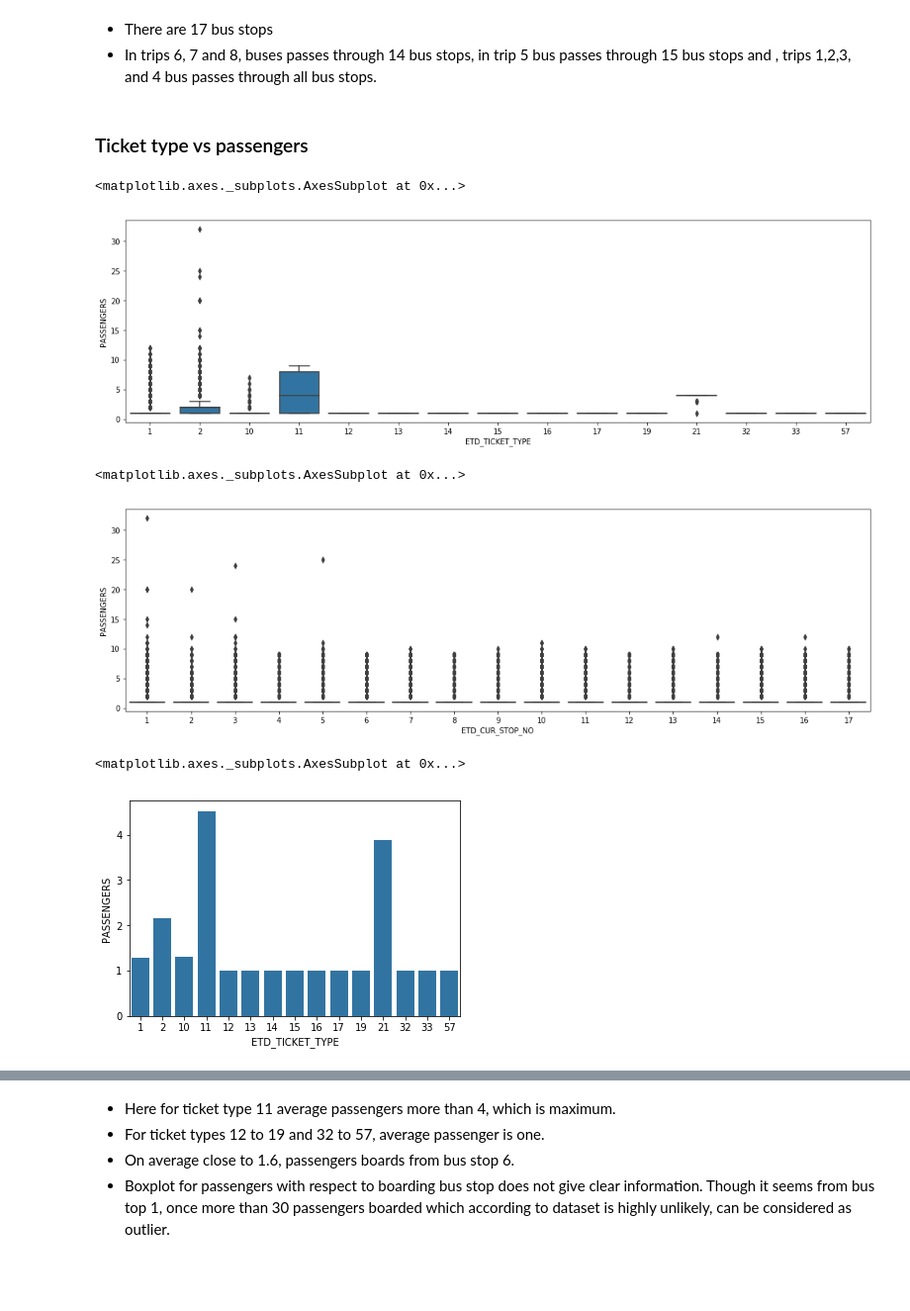
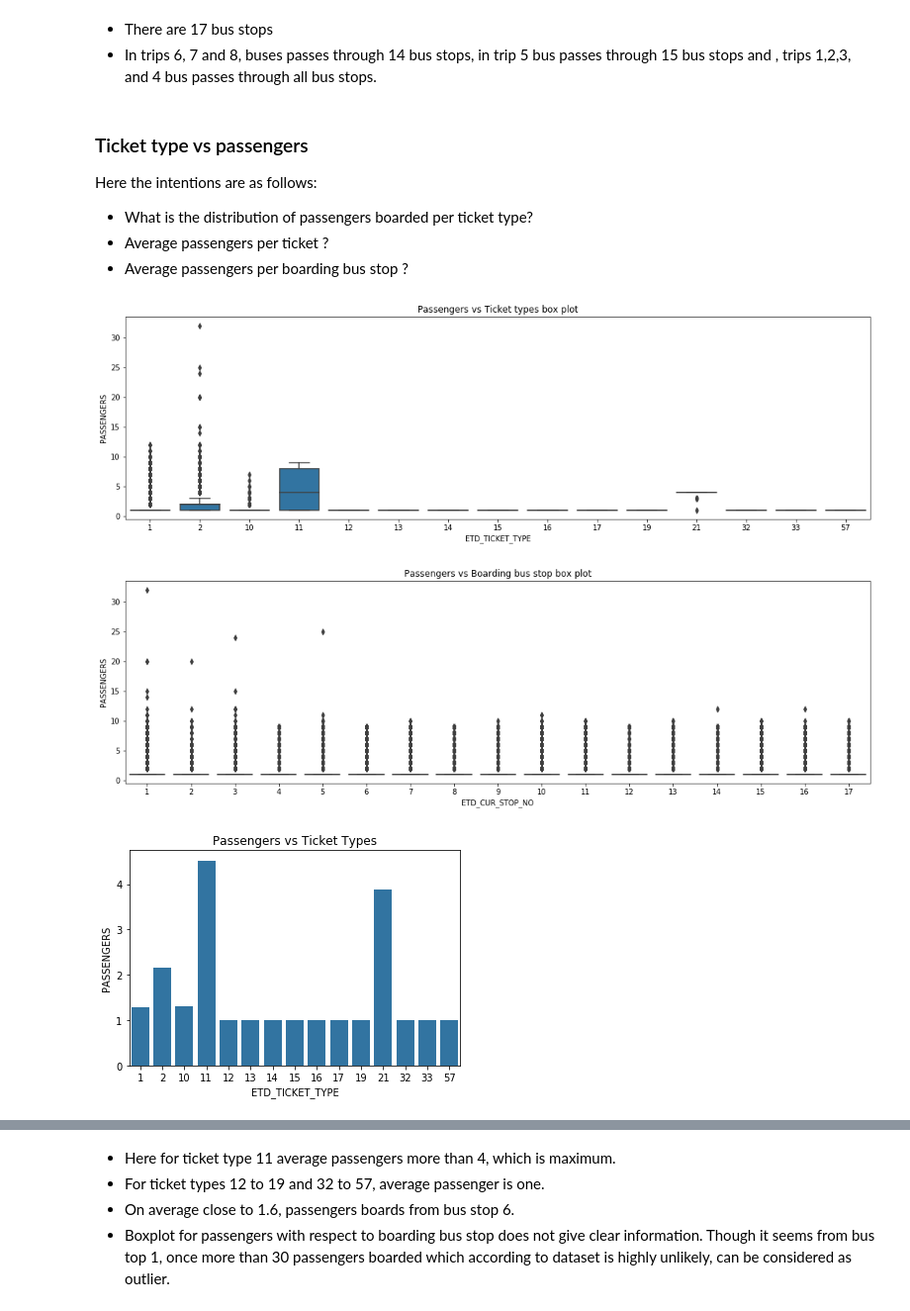
Before and after one commit to vaibhavmaurya/BusAndTicketsOptimization, a Jupyter notebook: notebooks/Data_Wrangling.ipynb, the cells around one changed output, grey strips where cells are left out. Shown at 99% size. Drawn from its saved outputs; the diff is of its cells as text; code cells hidden in the pictures; blank space fills up the shorter version.

```diff
--- a/notebooks/Data_Wrangling.ipynb
+++ b/notebooks/Data_Wrangling.ipynb
@@ -495,28 +510,32 @@ Text(0.5,0,'Trips')
 # %% [markdown]
 - There are 17 bus stops
 - In trips 6, 7 and 8, buses passes through 14 bus stops, in trip 5 bus passes through 15 bus stops and , trips 1,2,3, and 4 bus passes through all bus stops.
-# %% [markdown]
-### Ticket type vs passengers
+# %% [markdown]
+### Ticket type vs passengers
+Here the intentions are as follows:
+- What is the distribution of passengers boarded per ticket type?
+- Average passengers per ticket ?
+- Average passengers per boarding bus stop ?
 # %%
 plt.figure(figsize=[18, 5])
 sb.boxplot(data = df, x = 'ETD_TICKET_TYPE', y = 'PASSENGERS',
                color = default_color)
+plt.title("Passengers vs Ticket types box plot");
 # %% [output]
-<matplotlib.axes._subplots.AxesSubplot at 0x...>
-[figure, old version]
+[figure, new version]
 # %%
 plt.figure(figsize=[18, 5])
 sb.boxplot(data = df, x = 'ETD_CUR_STOP_NO', y = 'PASSENGERS',
                color = default_color)
+plt.title("Passengers vs Boarding bus stop box plot");
 # %% [output]
-<matplotlib.axes._subplots.AxesSubplot at 0x...>
-[figure, old version]
+[figure, new version]
 # %%
 a = df.groupby("ETD_TICKET_TYPE").PASSENGERS.mean()
 sb.barplot(x=a.index, y=a, color=default_color)
+plt.title("Passengers vs Ticket Types");
 # %% [output]
-<matplotlib.axes._subplots.AxesSubplot at 0x...>
-[figure, old version]
+[figure, new version]
 # %%
 a = df.groupby("ETD_CUR_STOP_NO").PASSENGERS.mean()
 sb.barplot(x=a.index, y=a, color=default_color)
```
Also changed, not shown: parts of 35 cells of this notebook, 4 other files.
